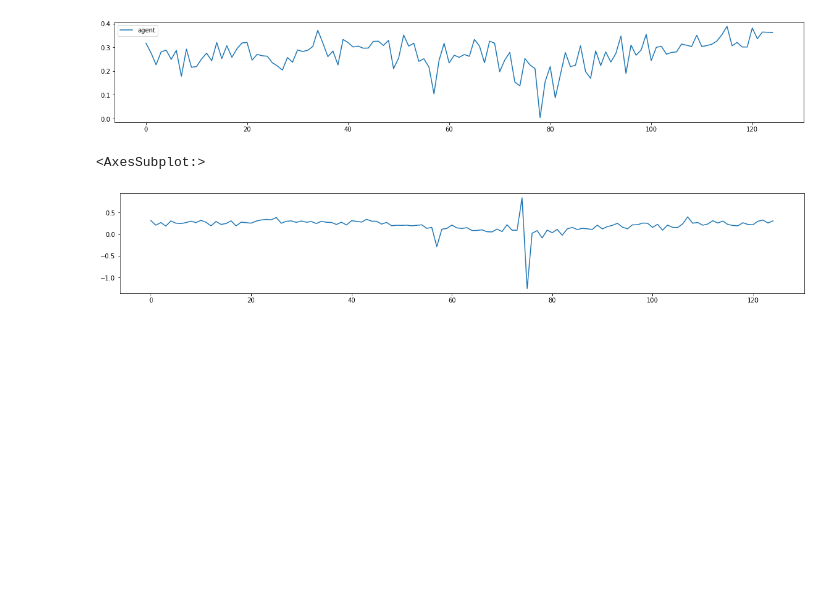
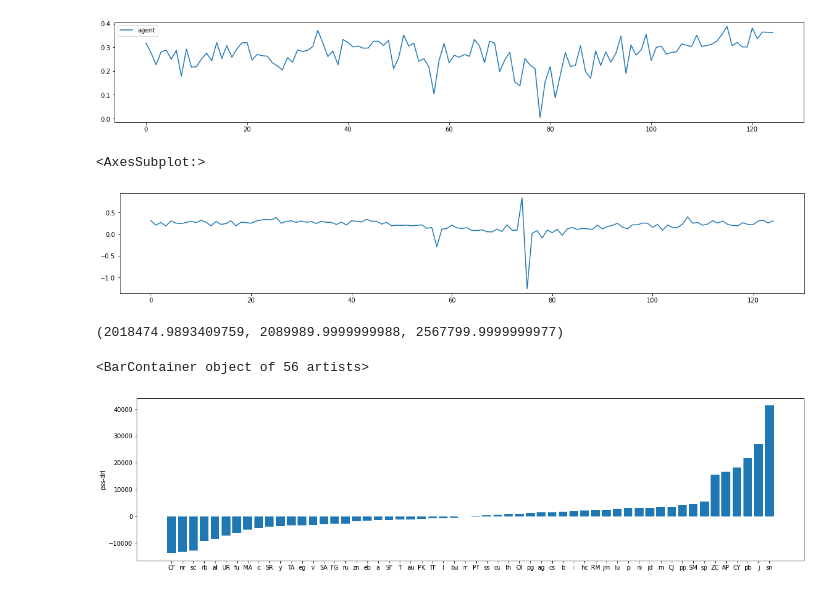
Before and after one commit to irides777/trader, a Jupyter notebook: pic.ipynb, the cells around one changed output. Cells and saved outputs as stored; diff of their text form; code cells hidden in the pictures; blank space fills up the shorter version.

```diff
--- a/pic.ipynb
+++ b/pic.ipynb
@@ -182,8 +182,32 @@ data.avgR.plot()
 # %% [output]
 <AxesSubplot:>
 [figure]
-# %%
-obj = 'AP'
-data = pd.read_csv(f'res/{obj}/trade/sum.csv')
-# data = data[data.date!=20220119]
+# %%
+data = pd.read_csv('symbol_instrumentid2.csv')
+objs = data.pz.unique()
+a, b, c = 0, 0, 0
+fin = []
+cha = []
+for obj in objs:
+    if os.path.exists(f'res/{obj}/trade/sum.csv'):
+        fin.append(obj)
+        data = pd.read_csv(f'res/{obj}/trade/sum.csv')
+        a+=data.drl.sum()
+        b+=data.pss.sum()
+        c+=data['agg'].sum()
+        cha.append((obj, data.pss.sum()-data.drl.sum()))
+cha = sorted(cha, key=lambda x:x[1])
+# data = data[data.date!=20220119]
+# %%
+a, b, c
+# %% [output]
+(2018474.9893409759, 2089989.9999999988, 2567799.9999999977)
+# %%
+a, b = [x[0] for x in cha], [x[1] for x in cha]
+plt.subplots(figsize=(20,5))
+plt.ylabel('pss-drl')
+plt.bar(a, b)
+# %% [output]
+<BarContainer object of 56 artists>
+[figure, added]
 # %%
```
Also changed, not shown: parts of 2 cells of this notebook, 4 other files.
